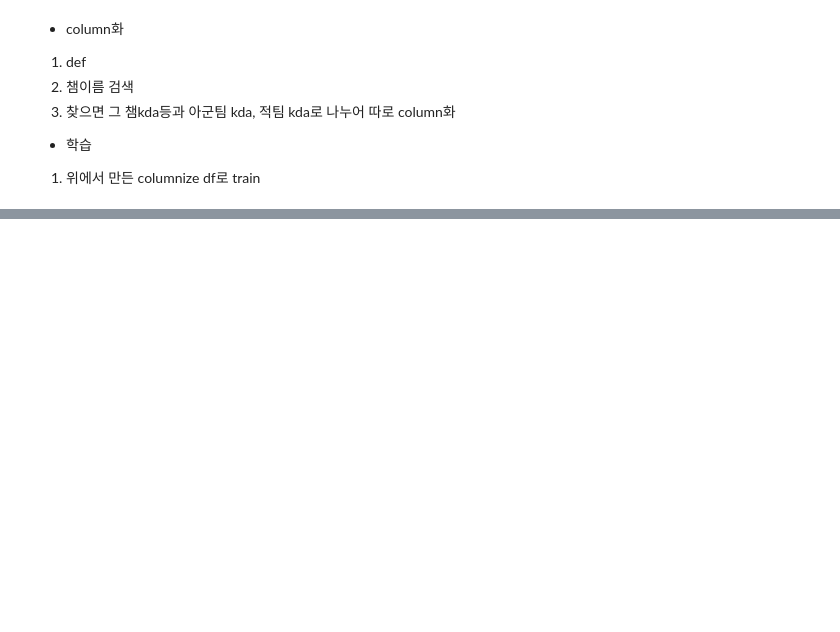
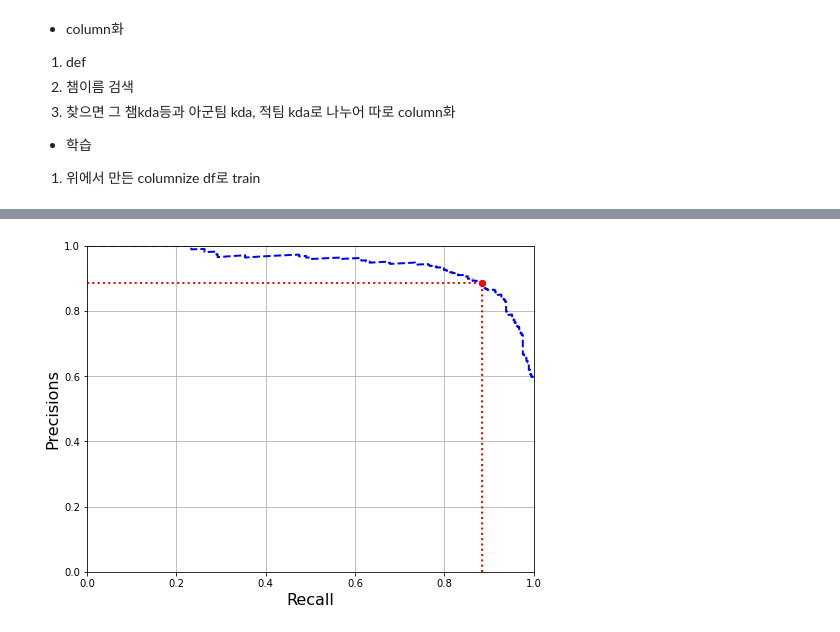
Before and after one commit to sbb2002/Lux_project, a Jupyter notebook: model/sgd_tier.ipynb, the cells around one changed output, grey strips where cells are left out. Cells and saved outputs as stored; diff of their text form; code cells hidden in the pictures; blank space fills up the shorter version.

```diff
--- a/model/sgd_tier.ipynb
+++ b/model/sgd_tier.ipynb
@@ -1333,0 +1549,17 @@ sub_dia1.head(10)
+# %%
+def plot_p_vs_r(precisons, recalls):
+    plt.plot(recalls, precisions, "b--", linewidth=2)
+    plt.xlabel("Recall", fontsize=16)
+    plt.ylabel("Precisions", fontsize=16)
+    plt.axis([0,1,0,1])
+    plt.grid(True)
+
+plt.figure(figsize=(8,6))
+plot_p_vs_r(precisions, recalls)
+plt.plot([recall_eq, recall_eq], [precision_eq, precision_eq], "ro")
+plt.plot([recall_eq, recall_eq], [0, precision_eq], "r:", linewidth=2)
+plt.plot([0, recall_eq], [precision_eq, precision_eq], "r:", linewidth=2)
+
+plt.show()
+# %% [output]
+[figure, added]
```
Also changed, not shown: parts of 24 cells of this notebook, 3 other files.
